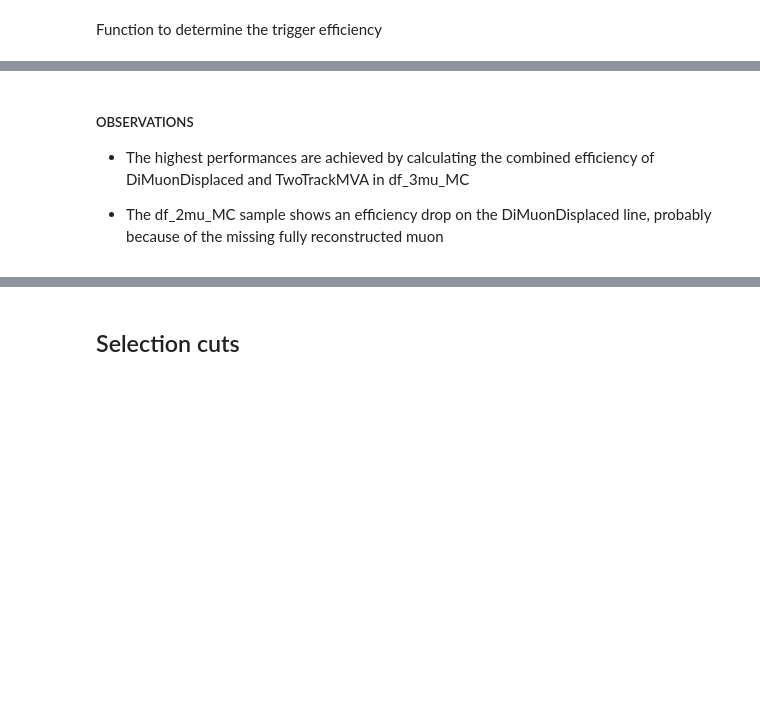
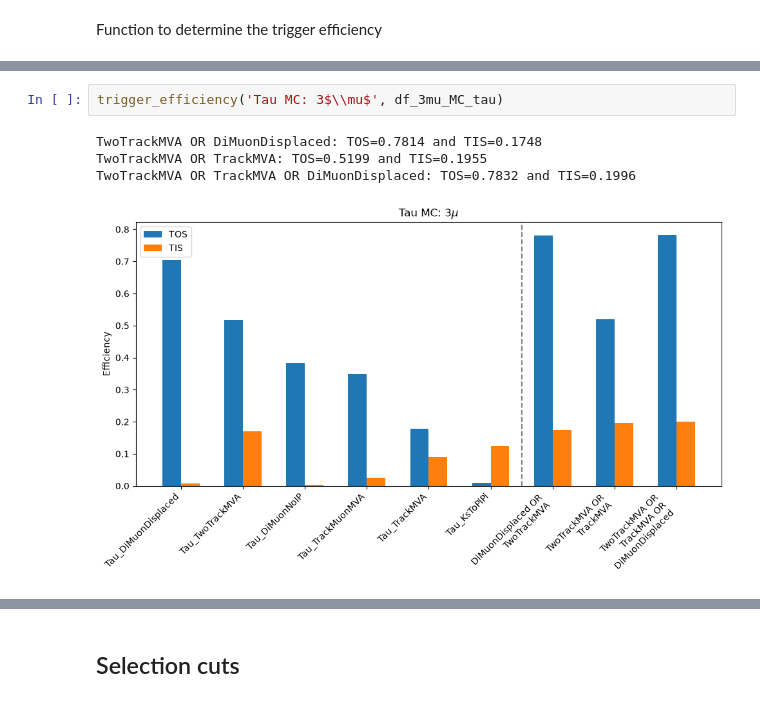
Before and after one commit to lhcb-bicocca/tesi_impicciche, a Jupyter notebook: notebooks/skimming.ipynb, the cells around one changed output, grey strips where cells are left out. Drawn from its saved outputs; the diff is of its cells as text; blank space fills up the shorter version.

```diff
--- a/notebooks/skimming.ipynb
+++ b/notebooks/skimming.ipynb
@@ -229,6 +556,7 @@ trigger_efficiency('3$\\mu$', df_3mu_MC)
-# %% [markdown]
-##### OBSERVATIONS
-
-* The highest performances are achieved by calculating the combined efficiency of DiMuonDisplaced and TwoTrackMVA in df_3mu_MC
-
-* The df_2mu_MC sample shows an efficiency drop on the DiMuonDisplaced line, probably because of the missing fully reconstructed muon
+# %%
+trigger_efficiency('Tau MC: 3$\\mu$', df_3mu_MC_tau)
+# %% [output]
+TwoTrackMVA OR DiMuonDisplaced: TOS=0.7814 and TIS=0.1748
+TwoTrackMVA OR TrackMVA: TOS=0.5199 and TIS=0.1955
+TwoTrackMVA OR TrackMVA OR DiMuonDisplaced: TOS=0.7832 and TIS=0.1996
+[figure, added]
```
Also changed, not shown: parts of 56 cells of this notebook.
